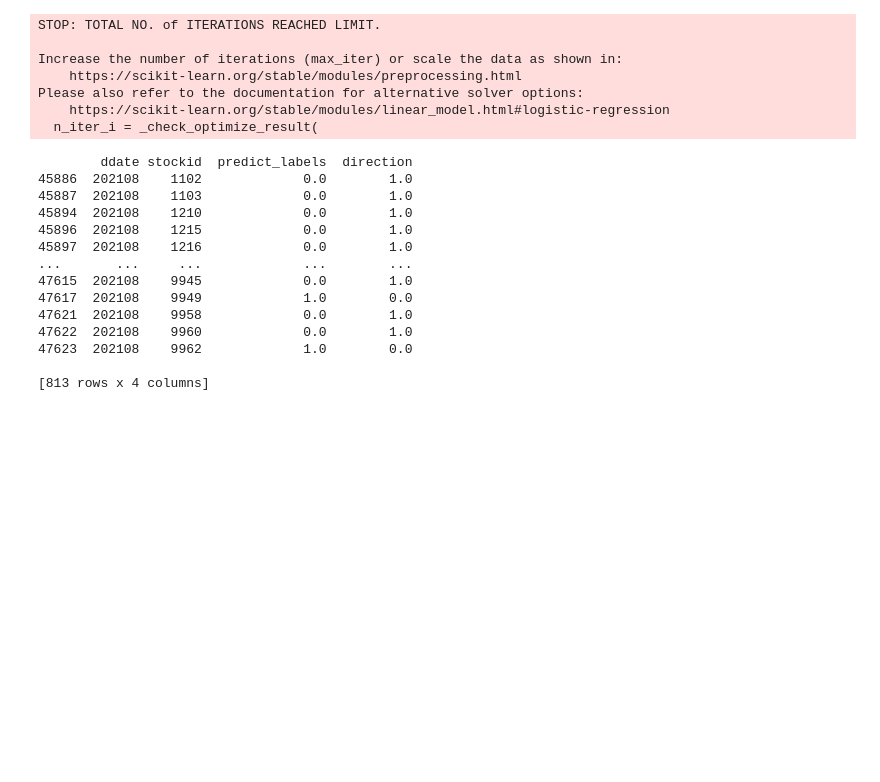
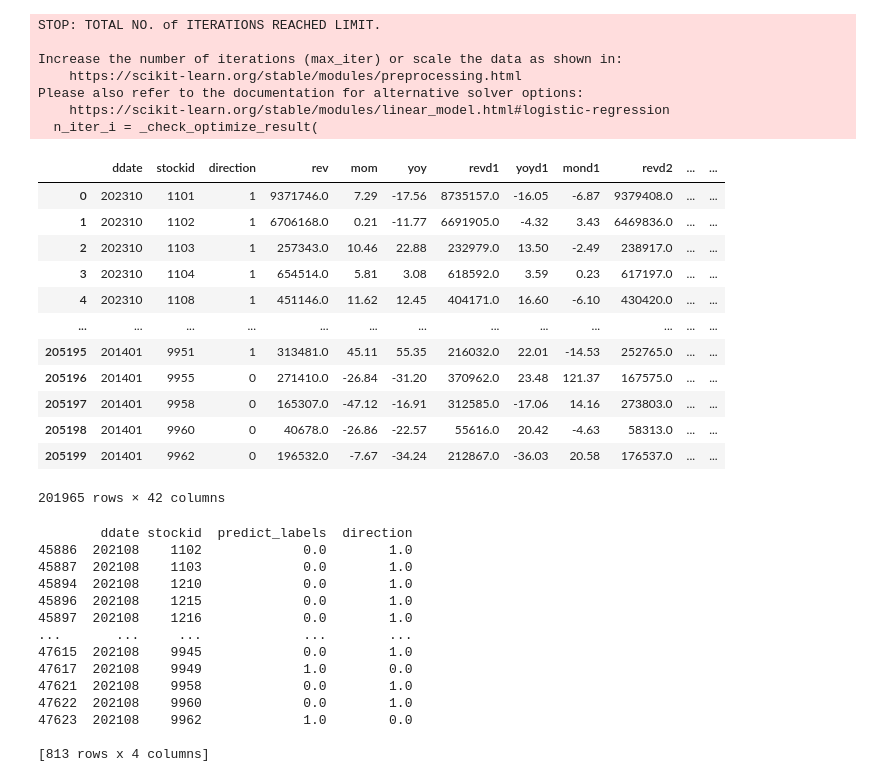
Before and after one commit to Carolyehhh/revenue-prediction, a Jupyter notebook: test.ipynb, the cells around one changed output. Cells and saved outputs as stored; diff of their text form; code cells hidden in the pictures; blank space fills up the shorter version.

```diff
--- a/test.ipynb
+++ b/test.ipynb
@@ -15,6 +15,22 @@ Increase the number of iterations (max_iter) or scale the data as shown in:
 Please also refer to the documentation for alternative solver options:
     https://scikit-learn.org/stable/modules/linear_model.html#logistic-regression
   n_iter_i = _check_optimize_result(
+# %%
+df
+# %% [output]
+|  | ddate | stockid | direction | rev | mom | yoy | revd1 | yoyd1 | mond1 | revd2 | ... | ... |
+| 0 | 202310 | 1101 | 1 | 9371746.0 | 7.29 | -17.56 | 8735157.0 | -16.05 | -6.87 | 9379408.0 | ... | ... |
+| 1 | 202310 | 1102 | 1 | 6706168.0 | 0.21 | -11.77 | 6691905.0 | -4.32 | 3.43 | 6469836.0 | ... | ... |
+| 2 | 202310 | 1103 | 1 | 257343.0 | 10.46 | 22.88 | 232979.0 | 13.50 | -2.49 | 238917.0 | ... | ... |
+| 3 | 202310 | 1104 | 1 | 654514.0 | 5.81 | 3.08 | 618592.0 | 3.59 | 0.23 | 617197.0 | ... | ... |
+| 4 | 202310 | 1108 | 1 | 451146.0 | 11.62 | 12.45 | 404171.0 | 16.60 | -6.10 | 430420.0 | ... | ... |
+| ... | ... | ... | ... | ... | ... | ... | ... | ... | ... | ... | ... | ... |
+| 205195 | 201401 | 9951 | 1 | 313481.0 | 45.11 | 55.35 | 216032.0 | 22.01 | -14.53 | 252765.0 | ... | ... |
+| 205196 | 201401 | 9955 | 0 | 271410.0 | -26.84 | -31.20 | 370962.0 | 23.48 | 121.37 | 167575.0 | ... | ... |
+| 205197 | 201401 | 9958 | 0 | 165307.0 | -47.12 | -16.91 | 312585.0 | -17.06 | 14.16 | 273803.0 | ... | ... |
+| 205198 | 201401 | 9960 | 0 | 40678.0 | -26.86 | -22.57 | 55616.0 | 20.42 | -4.63 | 58313.0 | ... | ... |
+| 205199 | 201401 | 9962 | 0 | 196532.0 | -7.67 | -34.24 | 212867.0 | -36.03 | 20.58 | 176537.0 | ... | ... |
+201965 rows × 42 columns
 # %%
 from module1 import compare_predictions
 # %%
```
Also changed, not shown: parts of 1 cell of this notebook, 2 other files.
